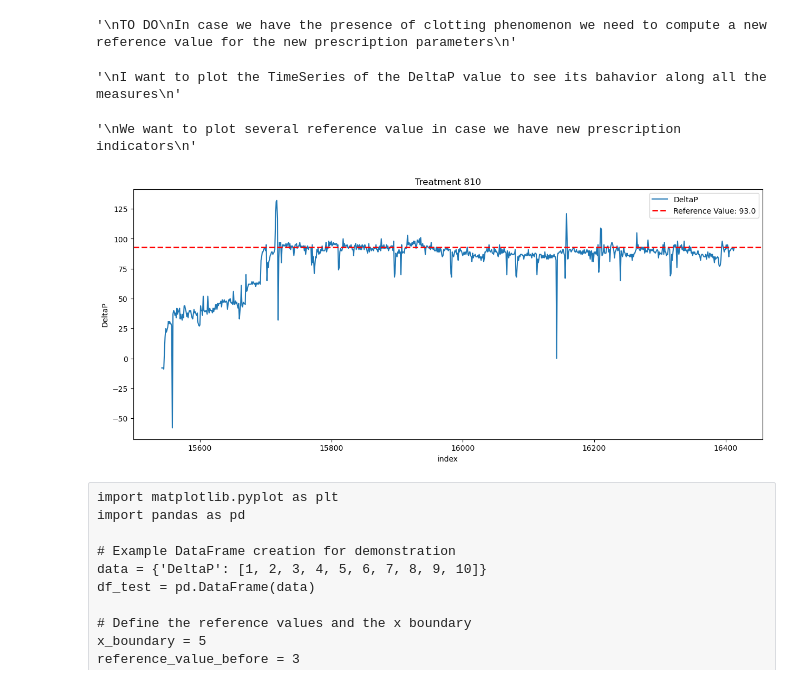
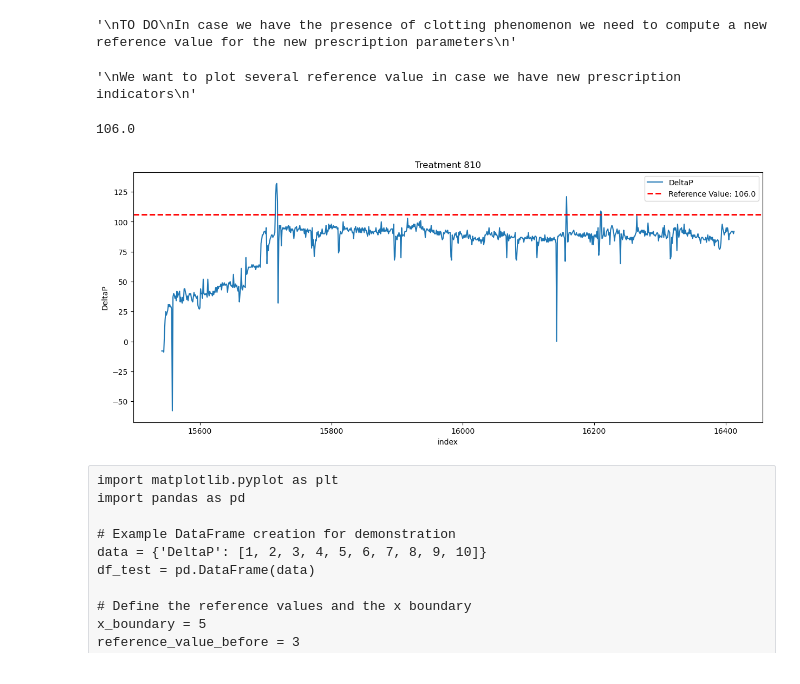
Before and after one commit to IamLuisAngelEscobar/UnivAQ, a Jupyter notebook: 02_Clotting_labeling.ipynb, the cells around one changed output. Cells and saved outputs as stored; diff of their text form; code cells hidden in the pictures.

Commit message:
Optimization of clotting events function

```diff
--- a/02_Clotting_labeling.ipynb
+++ b/02_Clotting_labeling.ipynb
@@ -120,0 +97,19 @@ for name in loaded_dict.keys():
+# %%
+index = 0
+clotting_list = []
+for name, df_test in loaded_dict.items():
+    #I need to update this reference value in case is necessary
+    #Consider to do it at the end
+    reference = df_test['DeltaP'].iloc[index:index + 9].median()
+    # Vectorized condition 1
+    df_test['Condition_1'] = df_test['DeltaP'] > (reference + 100)
+
+    # Vectorized condition 2
+    tmp_filter = df_test['Set'].map(handle_case)
+    df_test['Condition_2'] = (df_test['P_Filter'] >= 450) & (df_test['TMP'] > tmp_filter)
+
+    # Combined condition
+    df_test['Clotting'] = df_test['Condition_1'] | df_test['Condition_2']
+
+    if df_test['Clotting'].any():
+        clotting_list.append([name, 'Clotting'])
@@ -143,6 +143,7 @@ clotting_list
 # %%
 trt_number = 810
 df_test = loaded_dict[f'df_{trt_number}']
-df_test.head(10)
+df_reset = df_test.reset_index(drop=True)
+df_reset.head(10)
 # %% [output]
 |  | Date__Heure | P_Access | P_Filter | P_Effluent | P_Return | Q_Blood_Pump | Q_Replacement | Q_Dialysate | ... |
@@ -186,12 +188,6 @@ In case we have the presence of clotting phenomenon we need to compute a new ref
 '''
 # %% [output]
 '\nTO DO\nIn case we have the presence of clotting phenomenon we need to compute a new reference value for the new prescription parameters\n'
-# %%
-'''
-I want to plot the TimeSeries of the DeltaP value to see its bahavior along all the measures
-'''
-# %% [output]
-'\nI want to plot the TimeSeries of the DeltaP value to see its bahavior along all the measures\n'
 # %%
 #Problem to solve
 '''
@@ -199,15 +195,19 @@ We want to plot several reference value in case we have new prescription indicat
 '''
 # %% [output]
 '\nWe want to plot several reference value in case we have new prescription indicators\n'
+# %%
+reference_value = df_reset['DeltaP'].iloc[index:index+9].median() + 100
+reference_value
+# %% [output]
+106.0
 # %%
-ref_final = reference + 100
 fig, ax = plt.subplots(figsize=(15, 6))
 df_test["DeltaP"].plot(xlabel="index", ylabel="DeltaP", title=f"Treatment {trt_number}", ax=ax);
-ax.axhline(y=ref_final, color='red', linestyle='--', linewidth=2, label=f'Reference Value: {ref_final}')
+ax.axhline(y=reference_value, color='red', linestyle='--', linewidth=2, label=f'Reference Value: {reference_value}')
 ax.legend()
 plt.show()
 # %% [output]
-[figure, old version]
+[figure, new version]
 # %% [raw]
 import matplotlib.pyplot as plt
 import pandas as pd
```
Also changed, not shown: parts of 8 cells of this notebook.
